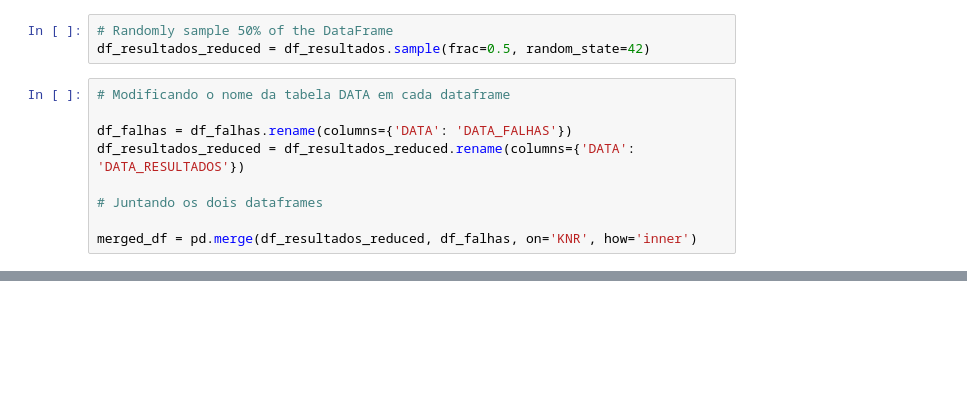
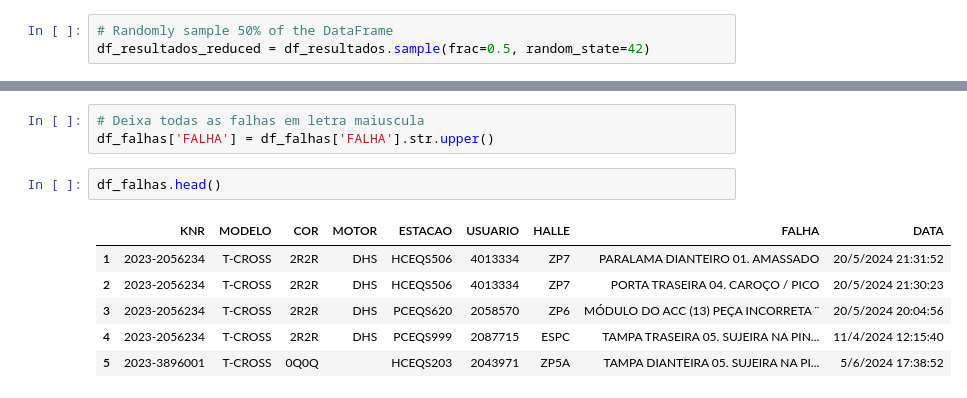
Before and after one commit to Inteli-College/2024-2A-T08-EC07-G01, a Jupyter notebook: src/main.ipynb, the cells around one changed output, grey strips where cells are left out. Cells and saved outputs as stored; diff of their text form; blank space fills up the shorter version.

```diff
--- a/src/main.ipynb
+++ b/src/main.ipynb
@@ -67,12 +110,3 @@ df_resultados = df_resultados.dropna()
 # %%
 # Randomly sample 50% of the DataFrame
 df_resultados_reduced = df_resultados.sample(frac=0.5, random_state=42)
-# %%
-# Modificando o nome da tabela DATA em cada dataframe
-
-df_falhas = df_falhas.rename(columns={'DATA': 'DATA_FALHAS'})
-df_resultados_reduced = df_resultados_reduced.rename(columns={'DATA': 'DATA_RESULTADOS'})
-
-# Juntando os dois dataframes
-
-merged_df = pd.merge(df_resultados_reduced, df_falhas, on='KNR', how='inner')
@@ -82,0 +234,12 @@ df_falhas.shape
+# %%
+# Deixa todas as falhas em letra maiuscula
+df_falhas['FALHA'] = df_falhas['FALHA'].str.upper()
+# %%
+df_falhas.head()
+# %% [output]
+|  | KNR | MODELO | COR | MOTOR | ESTACAO | USUARIO | HALLE | FALHA | DATA |
+| 1 | 2023-2056234 | T-CROSS | 2R2R | DHS | HCEQS506 | 4013334 | ZP7 | PARALAMA DIANTEIRO 01. AMASSADO | 20/5/2024 21:31:52 |
+| 2 | 2023-2056234 | T-CROSS | 2R2R | DHS | HCEQS506 | 4013334 | ZP7 | PORTA TRASEIRA 04. CAROÇO / PICO | 20/5/2024 21:30:23 |
+| 3 | 2023-2056234 | T-CROSS | 2R2R | DHS | PCEQS620 | 2058570 | ZP6 | MÓDULO DO ACC (13) PEÇA INCORRETA ¨ | 20/5/2024 20:04:56 |
+| 4 | 2023-2056234 | T-CROSS | 2R2R | DHS | PCEQS999 | 2087715 | ESPC | TAMPA TRASEIRA 05. SUJEIRA NA PIN... | 11/4/2024 12:15:40 |
+| 5 | 2023-3896001 | T-CROSS | 0Q0Q |  | HCEQS203 | 2043971 | ZP5A | TAMPA DIANTEIRA 05. SUJEIRA NA PI... | 5/6/2024 17:38:52 |
```
Also changed, not shown: parts of 49 cells of this notebook, 1 other file.
